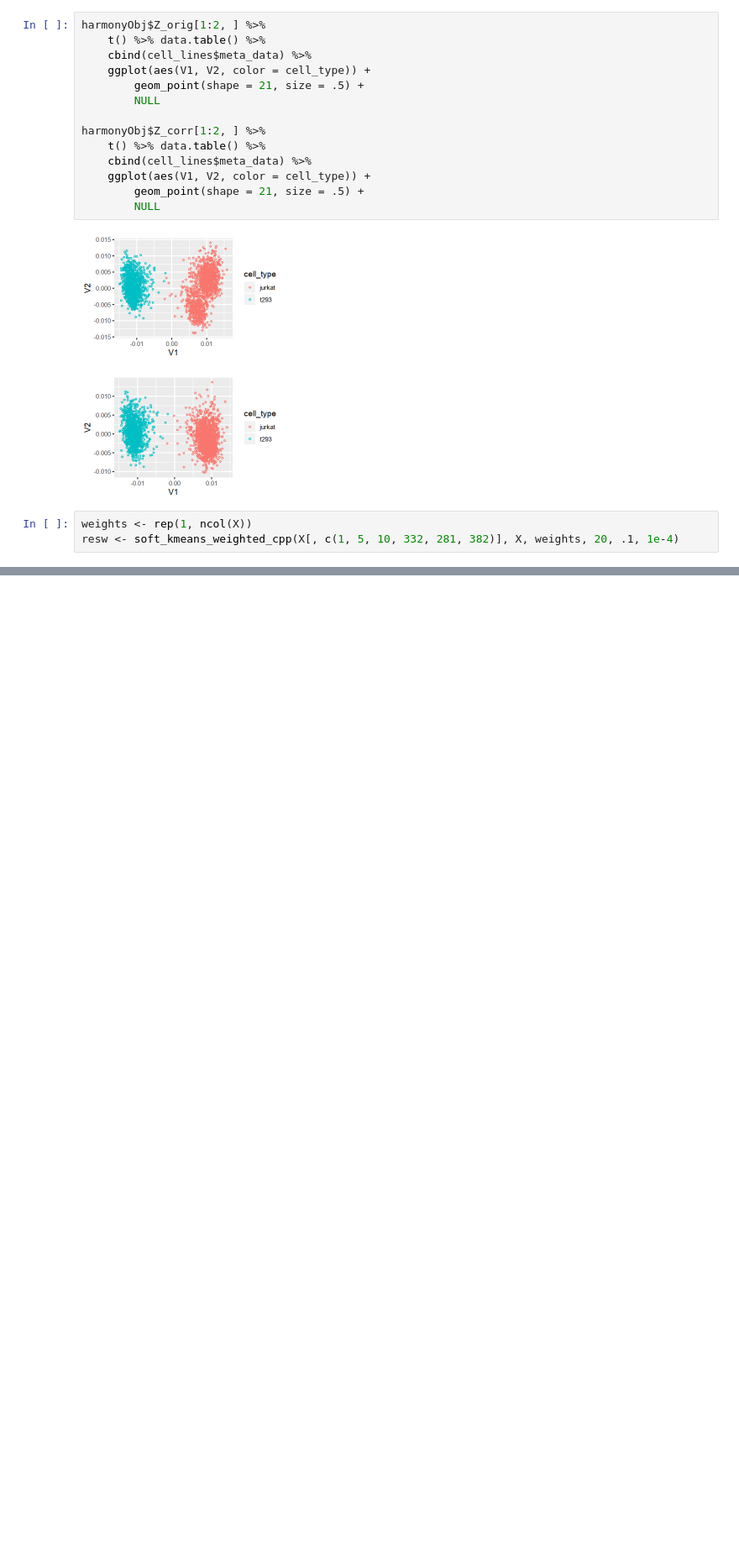
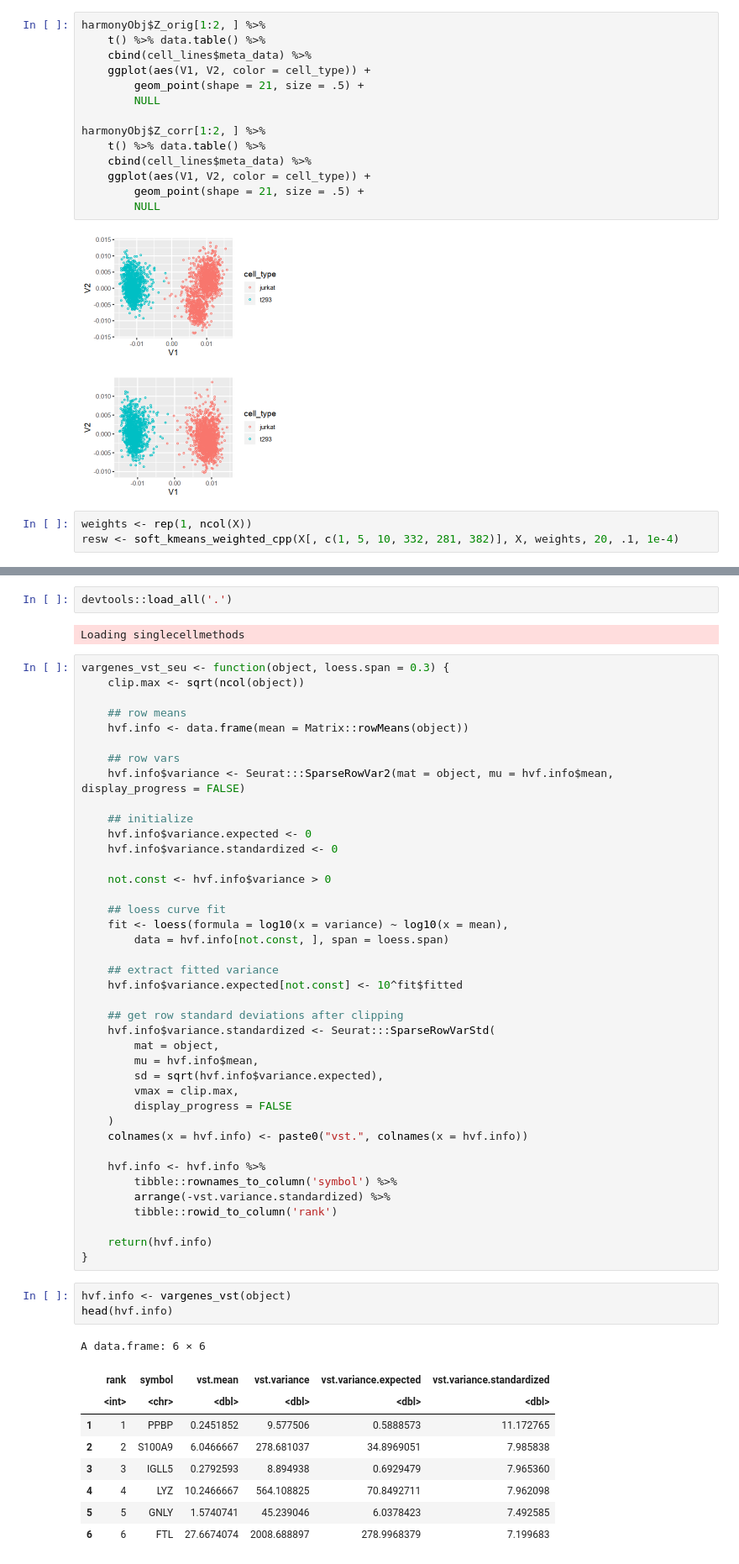
Before and after one commit to immunogenomics/singlecellmethods, a Jupyter notebook: example.ipynb, the cells around one changed output, grey strips where cells are left out. Shown at 84% size. Saved outputs shown, nothing was run; the diff lists cells and outputs as text; blank space fills up the shorter version.

```diff
--- a/example.ipynb
+++ b/example.ipynb
@@ -317,0 +362,57 @@ resw <- soft_kmeans_weighted_cpp(X[, c(1, 5, 10, 332, 281, 382)], X, weights, 20
+# %%
+devtools::load_all('.')
+# %% [output]
+Loading singlecellmethods
+# %%
+vargenes_vst_seu <- function(object, loess.span = 0.3) {
+    clip.max <- sqrt(ncol(object))
+
+    ## row means
+    hvf.info <- data.frame(mean = Matrix::rowMeans(object))
+
+    ## row vars
+    hvf.info$variance <- Seurat:::SparseRowVar2(mat = object, mu = hvf.info$mean, display_progress = FALSE)
+
+    ## initialize
+    hvf.info$variance.expected <- 0
+    hvf.info$variance.standardized <- 0
+
+    not.const <- hvf.info$variance > 0
+
+    ## loess curve fit
+    fit <- loess(formula = log10(x = variance) ~ log10(x = mean),
+        data = hvf.info[not.const, ], span = loess.span)
+
+    ## extract fitted variance
+    hvf.info$variance.expected[not.const] <- 10^fit$fitted
+
+    ## get row standard deviations after clipping
+    hvf.info$variance.standardized <- Seurat:::SparseRowVarStd(
+        mat = object,
+        mu = hvf.info$mean,
+        sd = sqrt(hvf.info$variance.expected),
+        vmax = clip.max,
+        display_progress = FALSE
+    )
+    colnames(x = hvf.info) <- paste0("vst.", colnames(x = hvf.info))
+
+    hvf.info <- hvf.info %>%
+        tibble::rownames_to_column('symbol') %>%
+        arrange(-vst.variance.standardized) %>%
+        tibble::rowid_to_column('rank')
+
+    return(hvf.info)
+}
+# %%
+hvf.info <- vargenes_vst(object)
+head(hvf.info)
+# %% [output]
+A data.frame: 6 × 6
+|  | rank | symbol | vst.mean | vst.variance | vst.variance.expected | vst.variance.standardized |
+|  | <int> | <chr> | <dbl> | <dbl> | <dbl> | <dbl> |
+| 1 | 1 | PPBP | 0.2451852 | 9.577506 | 0.5888573 | 11.172765 |
+| 2 | 2 | S100A9 | 6.0466667 | 278.681037 | 34.8969051 | 7.985838 |
+| 3 | 3 | IGLL5 | 0.2792593 | 8.894938 | 0.6929479 | 7.965360 |
+| 4 | 4 | LYZ | 10.2466667 | 564.108825 | 70.8492711 | 7.962098 |
+| 5 | 5 | GNLY | 1.5740741 | 45.239046 | 6.0378423 | 7.492585 |
+| 6 | 6 | FTL | 27.6674074 | 2008.688897 | 278.9968379 | 7.199683 |
```
Also changed, not shown: parts of 33 cells of this notebook, 9 other files.
